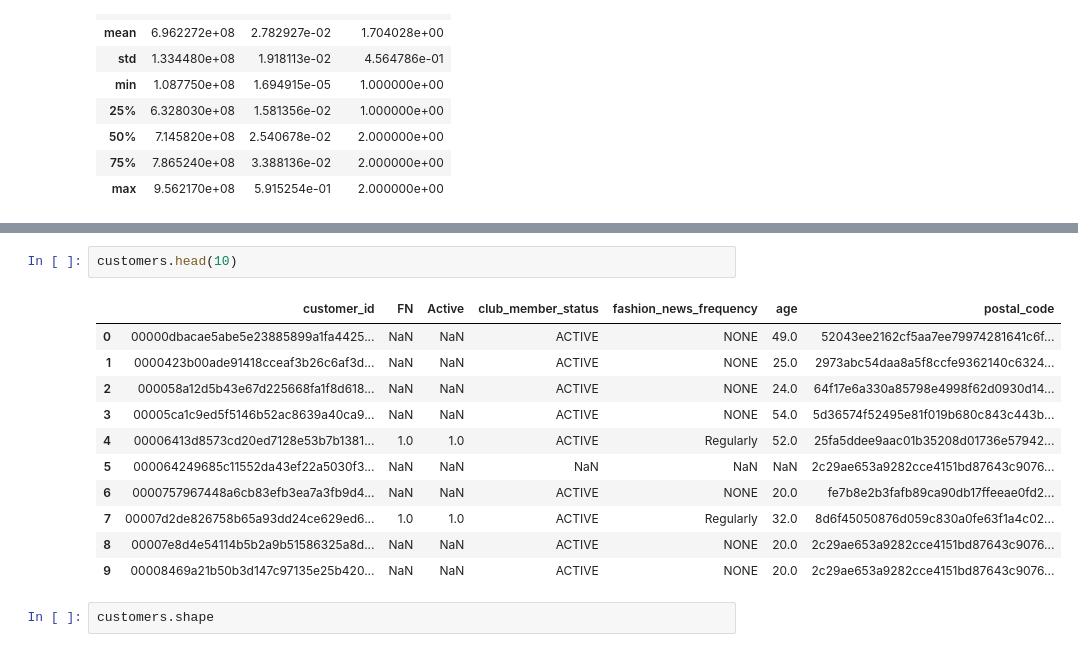
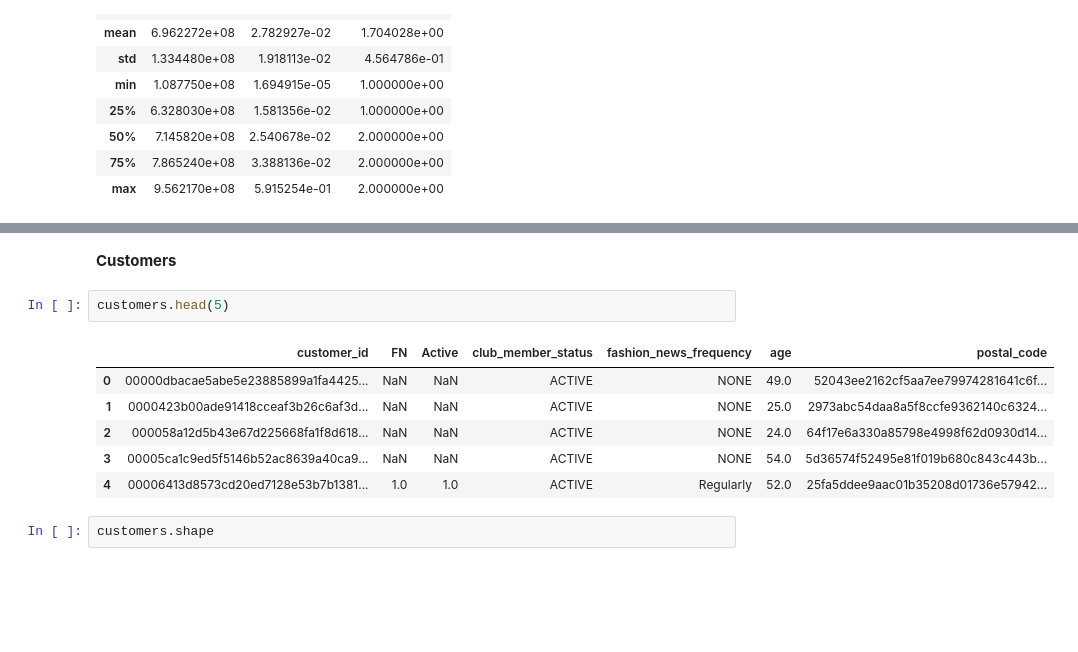
Before and after one commit to AndresPerelmuter/Customers-Segmentation---Clustering, a Jupyter notebook: Cluster_H&M.ipynb, the cells around one changed output, grey strips where cells are left out. Saved outputs shown, nothing was run; the diff lists cells and outputs as text; blank space fills up the shorter version.

```diff
--- a/Cluster_H&M.ipynb
+++ b/Cluster_H&M.ipynb
@@ -77,18 +103,15 @@ sales_channel_id             int64
 dtype: object
+# %% [markdown]
+**Customers**
 # %%
-customers.head(10)
+customers.head(5)
 # %% [output]
 |  | customer_id | FN | Active | club_member_status | fashion_news_frequency | age | postal_code |
 | 0 | 00000dbacae5abe5e23885899a1fa4425... | NaN | NaN | ACTIVE | NONE | 49.0 | 52043ee2162cf5aa7ee79974281641c6f... |
 | 1 | 0000423b00ade91418cceaf3b26c6af3d... | NaN | NaN | ACTIVE | NONE | 25.0 | 2973abc54daa8a5f8ccfe9362140c6324... |
 | 2 | 000058a12d5b43e67d225668fa1f8d618... | NaN | NaN | ACTIVE | NONE | 24.0 | 64f17e6a330a85798e4998f62d0930d14... |
 | 3 | 00005ca1c9ed5f5146b52ac8639a40ca9... | NaN | NaN | ACTIVE | NONE | 54.0 | 5d36574f52495e81f019b680c843c443b... |
 | 4 | 00006413d8573cd20ed7128e53b7b1381... | 1.0 | 1.0 | ACTIVE | Regularly | 52.0 | 25fa5ddee9aac01b35208d01736e57942... |
-| 5 | 000064249685c11552da43ef22a5030f3... | NaN | NaN | NaN | NaN | NaN | 2c29ae653a9282cce4151bd87643c9076... |
-| 6 | 0000757967448a6cb83efb3ea7a3fb9d4... | NaN | NaN | ACTIVE | NONE | 20.0 | fe7b8e2b3fafb89ca90db17ffeeae0fd2... |
-| 7 | 00007d2de826758b65a93dd24ce629ed6... | 1.0 | 1.0 | ACTIVE | Regularly | 32.0 | 8d6f45050876d059c830a0fe63f1a4c02... |
-| 8 | 00007e8d4e54114b5b2a9b51586325a8d... | NaN | NaN | ACTIVE | NONE | 20.0 | 2c29ae653a9282cce4151bd87643c9076... |
-| 9 | 00008469a21b50b3d147c97135e25b420... | NaN | NaN | ACTIVE | NONE | 20.0 | 2c29ae653a9282cce4151bd87643c9076... |
 # %%
 customers.shape
 # %% [output]
```
Also changed, not shown: parts of 79 cells of this notebook.
